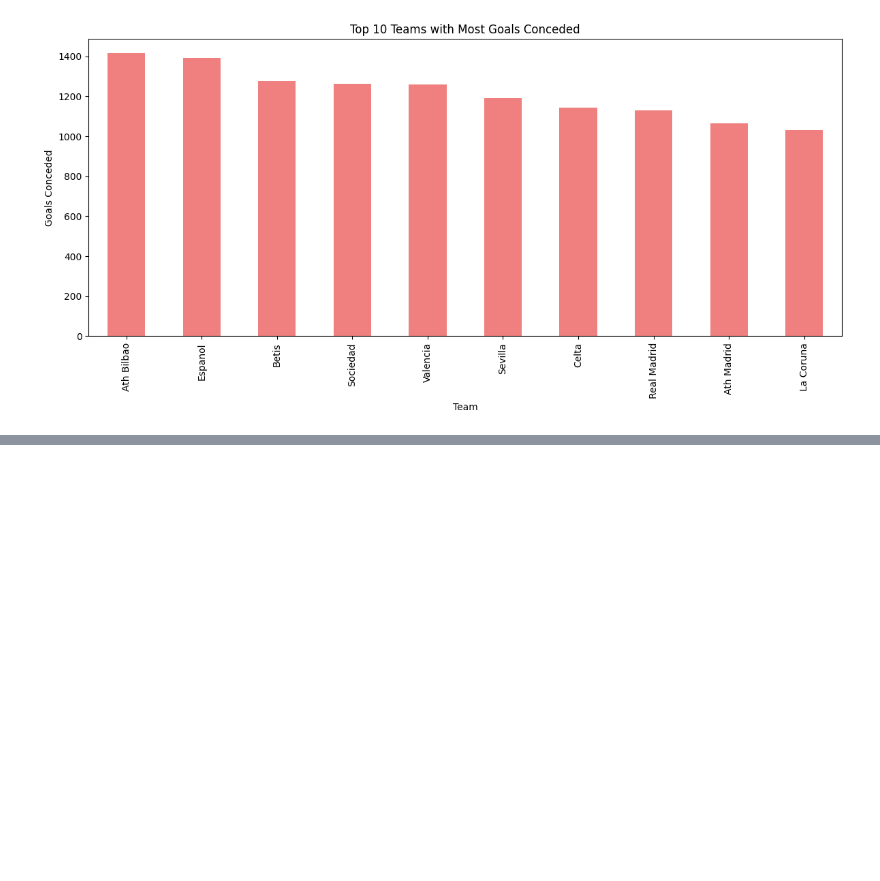
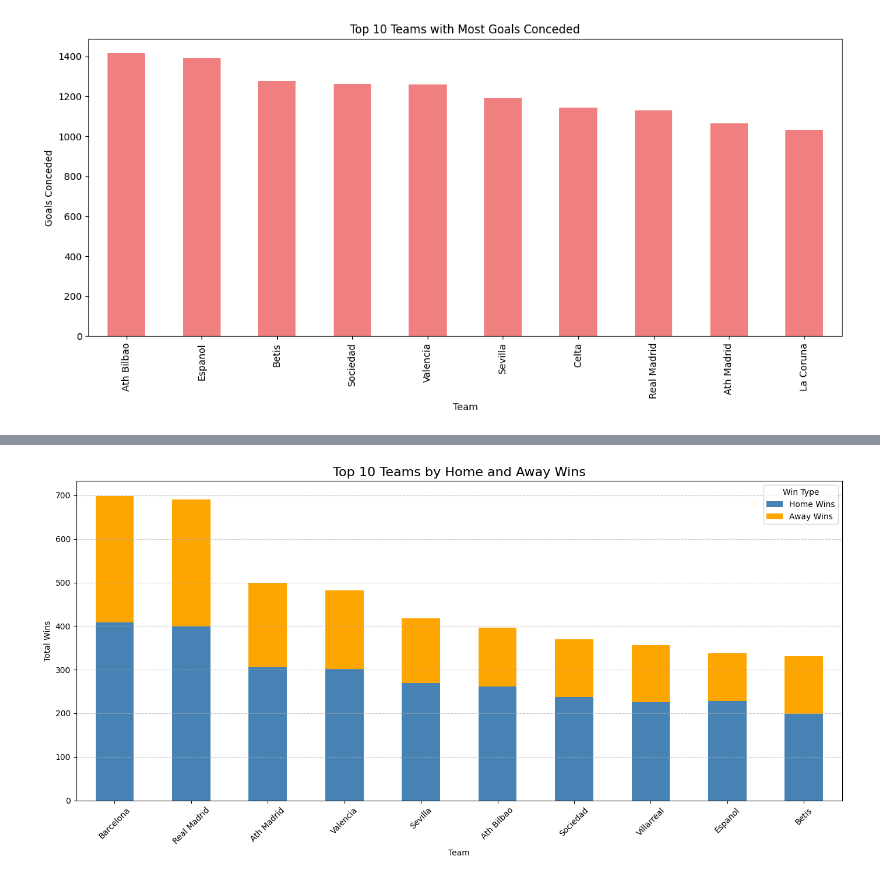
Before and after one commit to KaiH19/LaLiga-Prediction, a Jupyter notebook: src/prepare_data.ipynb, the cells around one changed output, grey strips where cells are left out. Saved outputs shown, nothing was run; the diff lists cells and outputs as text; code cells hidden in the pictures; blank space fills up the shorter version.

```diff
--- a/src/prepare_data.ipynb
+++ b/src/prepare_data.ipynb
@@ -89,0 +155,32 @@ plt.show()
+# %%
+import pandas as pd
+import matplotlib.pyplot as plt
+
+# Reuse or load processed team_stats_df
+# (if not already in your script, reuse the previous team_stats creation block here)
+
+# Group total wins per team
+home_wins = team_stats_df.groupby('Team')['HomeWins'].sum()
+away_wins = team_stats_df.groupby('Team')['AwayWins'].sum()
+
+# Combine into a DataFrame
+wins_df = pd.DataFrame({'Home Wins': home_wins, 'Away Wins': away_wins})
+wins_df['Total Wins'] = wins_df['Home Wins'] + wins_df['Away Wins']
+
+# Sort and get top 10
+wins_df = wins_df.sort_values('Total Wins', ascending=False).head(10)
+
+# Plot stacked bar chart
+wins_df[['Home Wins', 'Away Wins']].plot(kind='bar', stacked=True, figsize=(14, 7),
+                                         color=['steelblue', 'orange'])
+
+plt.title('Top 10 Teams by Home and Away Wins', fontsize=16)
+plt.xlabel('Team')
+plt.ylabel('Total Wins')
+plt.xticks(rotation=45)
+plt.legend(title='Win Type')
+plt.grid(axis='y', linestyle='--', alpha=0.7)
+plt.tight_layout()
+plt.show()
+# %% [output]
+[figure, added]
```
Also changed, not shown: parts of 3 cells of this notebook.
